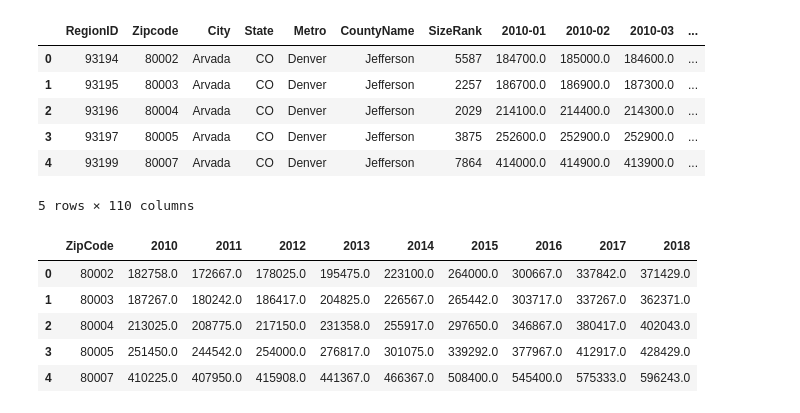
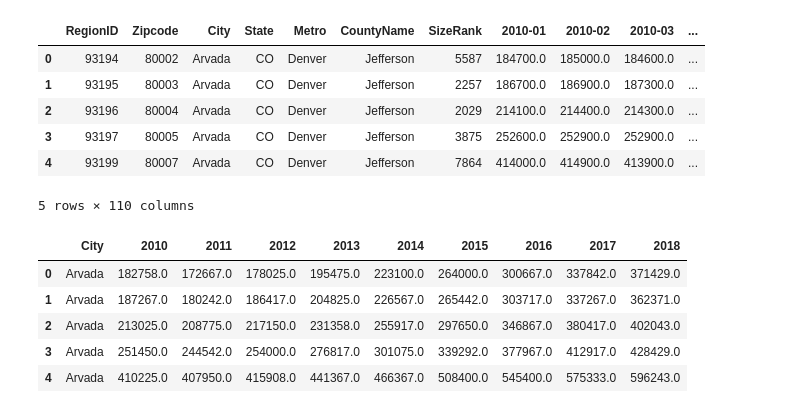
Before and after one commit to joshshigaki/Team-5, a Jupyter notebook: housing_valuation.ipynb, the cells around one changed output. Drawn from its saved outputs; the diff is of its cells as text; code cells hidden in the pictures.

```diff
--- a/housing_valuation.ipynb
+++ b/housing_valuation.ipynb
@@ -30,43 +141,39 @@ zillow_df.head()
 | 4 | 93199 | 80007 | Arvada | CO | Denver | Jefferson | 7864 | 414000.0 | 414900.0 | 413900.0 | ... |
 5 rows × 110 columns
 # %%
-#Sum up the years and create a new dataframe with columns for average home values by decade
+#Summarize the dataframe by decade
 
-
-#Create a new dataframe to hold the averages
-zillow_df_sum = pd.DataFrame(columns=['ZipCode', '2010', '2011', '2012', '2013', '2014',
+#Create a new dataframe to hold the decades
+zillow_df_sum = pd.DataFrame(columns=['City', '2010', '2011', '2012', '2013', '2014',
                                       '2015', '2016', '2017', '2018'])
 
-
-#Keep the original columns that hold metadata for each zipcode
-zillow_df_sum['ZipCode'] = zillow_df['Zipcode']
-
+#Load the cities into the new summary dataframe
+zillow_df_sum['City'] = zillow_df['City']
 
 #Calculate the average home value index (HVI) for each decade and append it to the new dataframe
 zillow_df_sum['2010'] = round(zillow_df.iloc[:, -103:-91].mean(axis=1), 0)
 
 zillow_df_sum['2011'] = round(zillow_df.iloc[:, -91:-79].mean(axis=1), 0)
 
 zillow_df_sum['2012'] = round(zillow_df.iloc[:, -79:-67].mean(axis=1), 0)
 
 zillow_df_sum['2013'] = round(zillow_df.iloc[:, -67:-55].mean(axis=1), 0)
 
 zillow_df_sum['2014'] = round(zillow_df.iloc[:, -55:-43].mean(axis=1), 0)
 
 zillow_df_sum['2015'] = round(zillow_df.iloc[:, -43:-31].mean(axis=1), 0)
 
 zillow_df_sum['2016'] = round(zillow_df.iloc[:, -31:-19].mean(axis=1), 0)
 
 zillow_df_sum['2017'] = round(zillow_df.iloc[:, -19:-7].mean(axis=1), 0)
 
 zillow_df_sum['2018'] = round(zillow_df.iloc[:, -7:].mean(axis=1), 0)
 
-
 zillow_df_sum.head()
 # %% [output]
-|  | ZipCode | 2010 | 2011 | 2012 | 2013 | 2014 | 2015 | 2016 | 2017 | 2018 |
-| 0 | 80002 | 182758.0 | 172667.0 | 178025.0 | 195475.0 | 223100.0 | 264000.0 | 300667.0 | 337842.0 | 371429.0 |
-| 1 | 80003 | 187267.0 | 180242.0 | 186417.0 | 204825.0 | 226567.0 | 265442.0 | 303717.0 | 337267.0 | 362371.0 |
-| 2 | 80004 | 213025.0 | 208775.0 | 217150.0 | 231358.0 | 255917.0 | 297650.0 | 346867.0 | 380417.0 | 402043.0 |
-| 3 | 80005 | 251450.0 | 244542.0 | 254000.0 | 276817.0 | 301075.0 | 339292.0 | 377967.0 | 412917.0 | 428429.0 |
-| 4 | 80007 | 410225.0 | 407950.0 | 415908.0 | 441367.0 | 466367.0 | 508400.0 | 545400.0 | 575333.0 | 596243.0 |
+|  | City | 2010 | 2011 | 2012 | 2013 | 2014 | 2015 | 2016 | 2017 | 2018 |
+| 0 | Arvada | 182758.0 | 172667.0 | 178025.0 | 195475.0 | 223100.0 | 264000.0 | 300667.0 | 337842.0 | 371429.0 |
+| 1 | Arvada | 187267.0 | 180242.0 | 186417.0 | 204825.0 | 226567.0 | 265442.0 | 303717.0 | 337267.0 | 362371.0 |
+| 2 | Arvada | 213025.0 | 208775.0 | 217150.0 | 231358.0 | 255917.0 | 297650.0 | 346867.0 | 380417.0 | 402043.0 |
+| 3 | Arvada | 251450.0 | 244542.0 | 254000.0 | 276817.0 | 301075.0 | 339292.0 | 377967.0 | 412917.0 | 428429.0 |
+| 4 | Arvada | 410225.0 | 407950.0 | 415908.0 | 441367.0 | 466367.0 | 508400.0 | 545400.0 | 575333.0 | 596243.0 |
```
Also changed, not shown: parts of 17 cells of this notebook, 5 other files.
